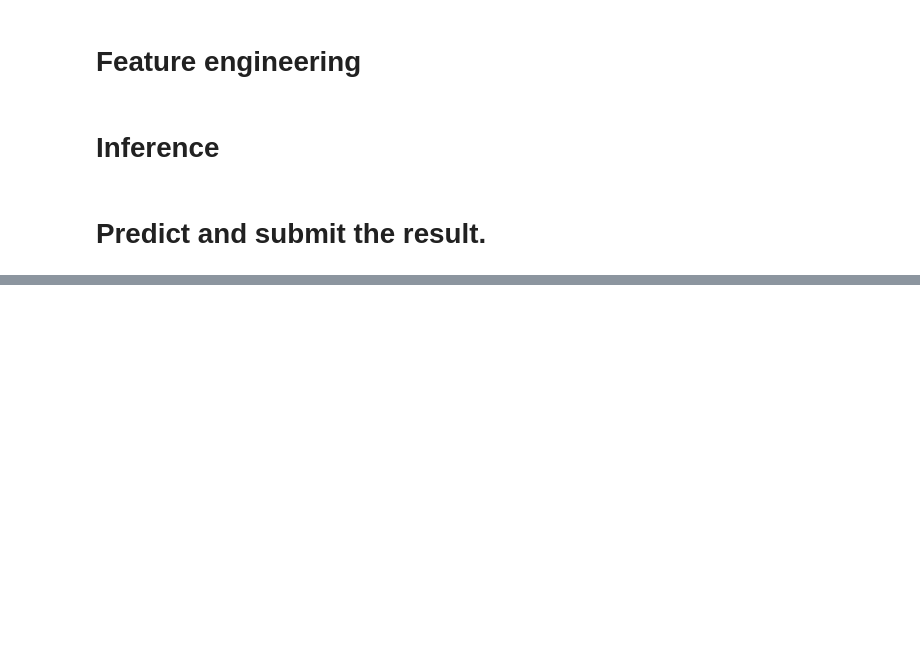
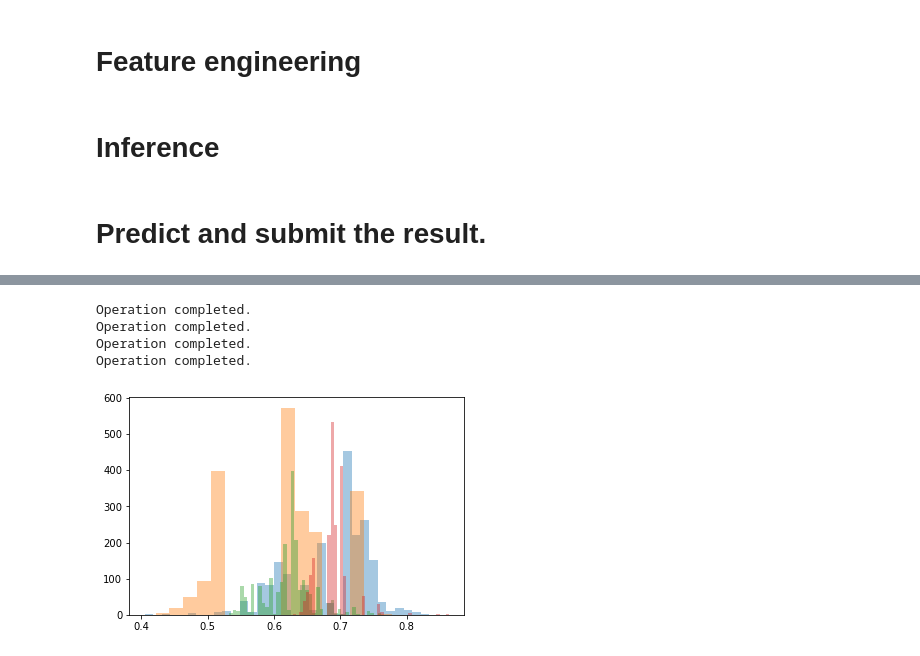
Before and after one commit to satorushibata0627/Publishment, a Jupyter notebook: Kaggle_Python3_Submission_and_the_Inference_of_LightGBM.ipynb, the cells around one changed output, grey strips where cells are left out. Cells and saved outputs as stored; diff of their text form; code cells hidden in the pictures; blank space fills up the shorter version.

```diff
--- a/Kaggle_Python3_Submission_and_the_Inference_of_LightGBM.ipynb
+++ b/Kaggle_Python3_Submission_and_the_Inference_of_LightGBM.ipynb
@@ -212,15 +191,54 @@ else:
+# %%
+# Bootstrap to compute sem of the median
+def bootstrap(x, repeats):
+    iq = x
+    # compute mean, SEM (standard error of the mean) and median
+    mean_iq = np.average(iq)
+    sem_iq = np.std(iq)/np.sqrt(len(iq))
+    median_iq = np.median(iq)
+    # placeholder (column1: mean, column2: median)
+    vec = np.zeros((2,repeats))
+    for i in np.arange(repeats):
+        # resample data with replacement
+        re = np.random.choice(len(x),len(x),replace=True)
+        re_x = x[re]
+
+        # compute mean and median of the "new" dataset
+        vec[0,i] = np.mean(re_x)
+        vec[1,i] = np.median(re_x)
+
+    # histogram of median from resampled datasets
+    sns.distplot(vec[1,:], kde=False)
+
+    # compute bootstrapped standard error of the mean,
+    # and standard error of the median
+    b_mean_sem = np.std(vec[0,:])
+    b_median_sem = np.std(vec[1,:])
+
+    return b_mean_sem, b_median_sem
 # %%
 previous_test_df = None
 for (test_df, sample_prediction_df) in iter_test:
     if previous_test_df is not None:
         previous_test_df[TARGET] = eval(test_df["prior_group_answers_correct"].iloc[0])
         update_user_feats(previous_test_df, answered_correctly_sum_u_dict, count_u_dict)
     previous_test_df = test_df.copy()
     test_df = test_df[test_df['content_type_id'] == 0].reset_index(drop=True)
     test_df = add_user_feats_without_update(test_df, answered_correctly_sum_u_dict, count_u_dict)
     test_df = pd.merge(test_df, content_df, on='content_id',  how="left")
     test_df = pd.merge(test_df, questions_df, left_on='content_id', right_on='question_id', how='left')
     test_df['prior_question_had_explanation'] = test_df.prior_question_had_explanation.fillna(False).astype('int8')
     test_df['prior_question_elapsed_time_mean'] = test_df.prior_question_elapsed_time.fillna(prior_question_elapsed_time_mean)
-    test_df[TARGET] =  model.predict(test_df[FEATS])
+    # Prediction with LightGBM.
+    test_df[TARGET] = model.predict(test_df[FEATS])
+    # Execute Bootstrap
+    bootstrap(np.array(test_df['answered_correctly']), 2000)
+    # Submit
     set_predict(test_df[['row_id', TARGET]])
+    print('Operation completed.')
+# %% [output]
+Operation completed.
+Operation completed.
+Operation completed.
+Operation completed.
+[figure, added]
```
Also changed, not shown: parts of 9 cells of this notebook.
